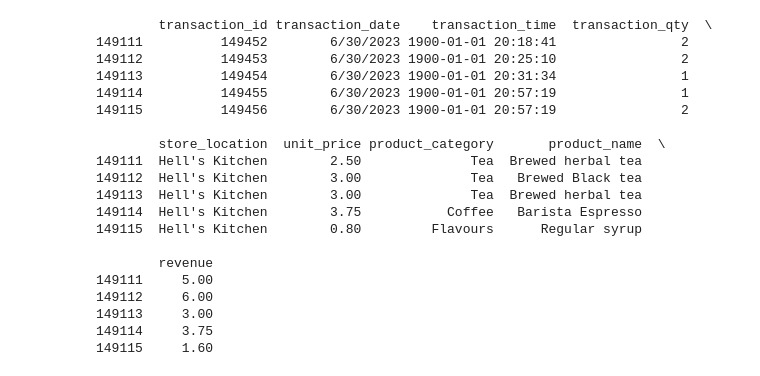
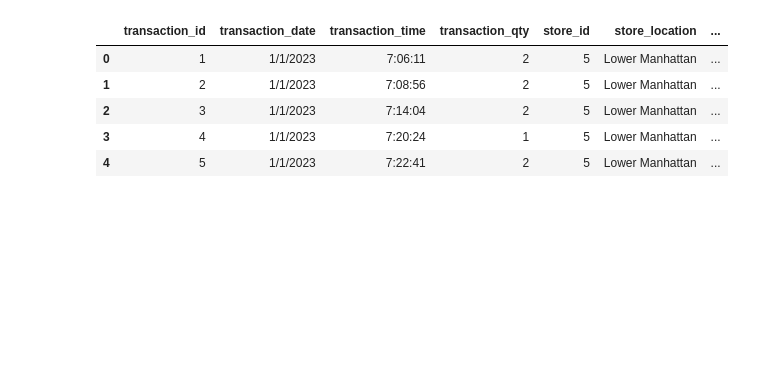
Before and after one commit to reezecodee/coffee_sales_analysis, a Jupyter notebook: visualisasi.ipynb, the cells around one changed output. Saved outputs shown, nothing was run; the diff lists cells and outputs as text; code cells hidden in the pictures; blank space fills up the shorter version.

```diff
--- a/visualisasi.ipynb
+++ b/visualisasi.ipynb
@@ -46,23 +9,9 @@ print(data.head())
-# %%
-print(data.tail())
-# %% [output]
-        transaction_id transaction_date    transaction_time  transaction_qty  \
-149111          149452        6/30/2023 1900-01-01 20:18:41                2
-149112          149453        6/30/2023 1900-01-01 20:25:10                2
-149113          149454        6/30/2023 1900-01-01 20:31:34                1
-149114          149455        6/30/2023 1900-01-01 20:57:19                1
-149115          149456        6/30/2023 1900-01-01 20:57:19                2
-
-        store_location  unit_price product_category       product_name  \
-149111  Hell's Kitchen        2.50              Tea  Brewed herbal tea
-149112  Hell's Kitchen        3.00              Tea   Brewed Black tea
-149113  Hell's Kitchen        3.00              Tea  Brewed herbal tea
-149114  Hell's Kitchen        3.75           Coffee   Barista Espresso
-149115  Hell's Kitchen        0.80         Flavours      Regular syrup
-
-        revenue
-149111     5.00
-149112     6.00
-149113     3.00
-149114     3.75
-149115     1.60
+# %%
+data.head()
+# %% [output]
+|  | transaction_id | transaction_date | transaction_time | transaction_qty | store_id | store_location | ... |
+| 0 | 1 | 1/1/2023 | 7:06:11 | 2 | 5 | Lower Manhattan | ... |
+| 1 | 2 | 1/1/2023 | 7:08:56 | 2 | 5 | Lower Manhattan | ... |
+| 2 | 3 | 1/1/2023 | 7:14:04 | 2 | 5 | Lower Manhattan | ... |
+| 3 | 4 | 1/1/2023 | 7:20:24 | 1 | 5 | Lower Manhattan | ... |
+| 4 | 5 | 1/1/2023 | 7:22:41 | 2 | 5 | Lower Manhattan | ... |
```
Also changed, not shown: parts of 13 cells of this notebook.
